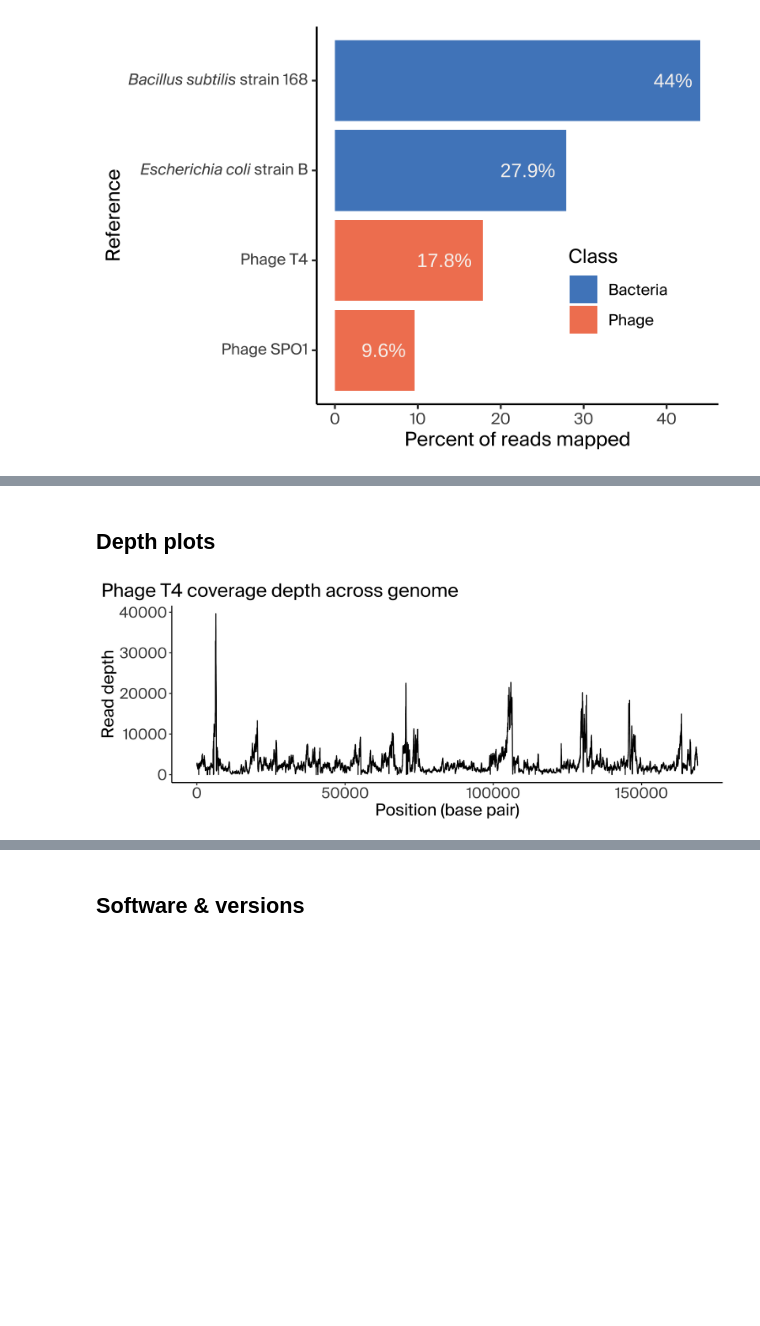
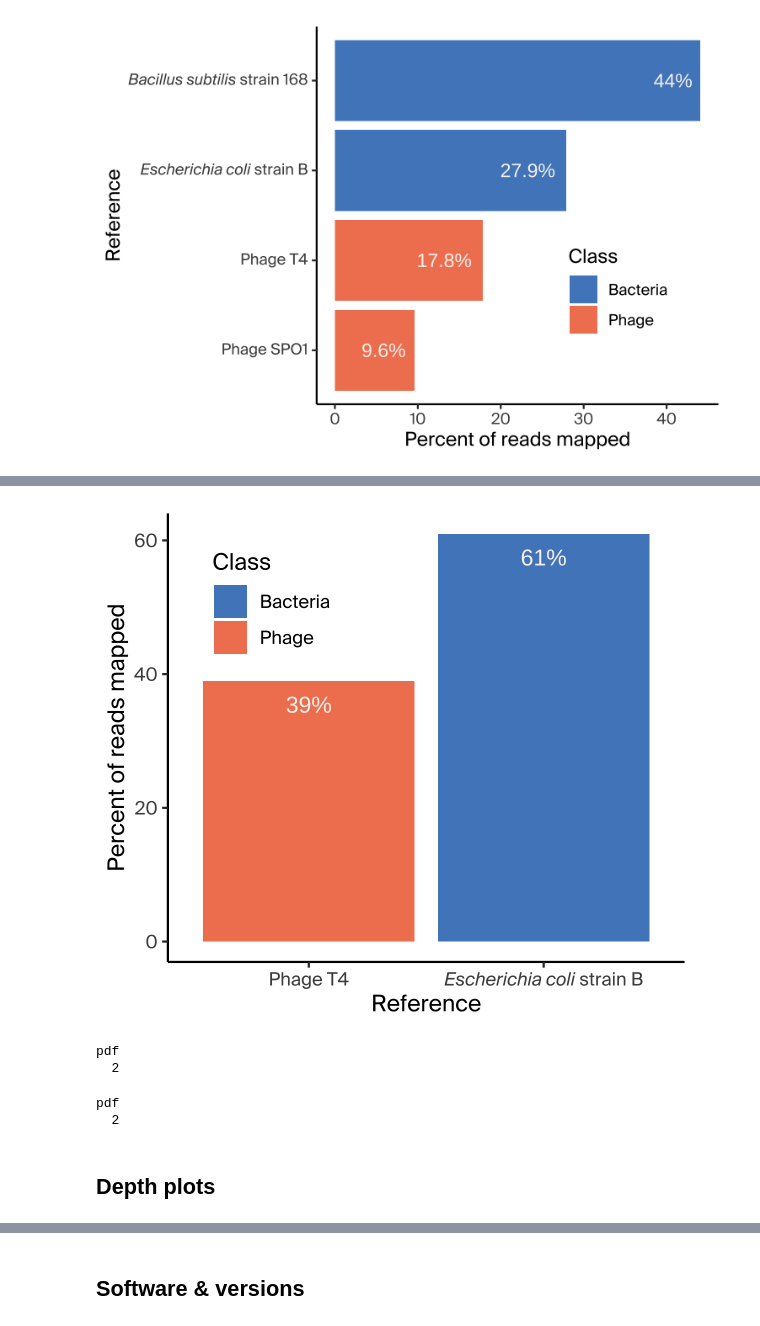
Before and after one commit to Arcadia-Science/2023-bac-phage-rnaseq, a Jupyter notebook: notebooks/20230201-figures.ipynb, the cells around one changed output, grey strips where cells are left out. Cells and saved outputs as stored; diff of their text form; code cells hidden in the pictures; blank space fills up the shorter version.

```diff
--- a/notebooks/20230201-figures.ipynb
+++ b/notebooks/20230201-figures.ipynb
@@ -75,3 +126,20 @@ ggplot(idxstats %>% filter(!is.na(name)),
+# %%
+plt_perc_ecoli <- plt_perc(idxstats2 %>% filter(system == "ecoli"))
+plt_perc_ecoli
+# %% [output]
+[figure, added]
+# %%
+pdf("figures/percent_ecoli.pdf", width = 4, height = 3.5)
+plt_perc_ecoli
+dev.off()
+png("figures/percent_ecoli.png", width = 4, height = 3.5, units = "in", res = 300)
+plt_perc_ecoli
+dev.off()
+# %% [output]
+pdf
+  2
+pdf
+  2
 # %% [markdown]
 ## Depth plots
 # %%
@@ -81,16 +166,2 @@ depth <- read_tsv("outputs/bwa_align/J1.depth", col_names = c("reference", "posi
 # %%
-options(repr.plot.width = 9, repr.plot.height = 3.5, repr.plot.res = 300)
-ggplot(depth %>% filter(name %in% c("Phage T4")),
-       aes(x = position, y = depth)) +
-  #geom_point(size = 0.5, alpha = .25) +
-  geom_line() +
-  theme_arcadia +
-  theme(plot.title.position = "plot",
-        axis.text = element_text(size = 15),
-        axis.title = element_text(size = 17),
-        plot.title = element_text(size = 19)) +
-  labs(title = "Phage T4 coverage depth across genome",
-       x = "Position (base pair)",
-       y = "Read depth")
+plt_depth_t4 <- plt_depth(depth %>% filter(name %in% c("Phage T4")), title = "Phage T4 coverage depth across genome")
-# %% [output]
-[figure, removed]
```
Also changed, not shown: parts of 12 cells of this notebook.
